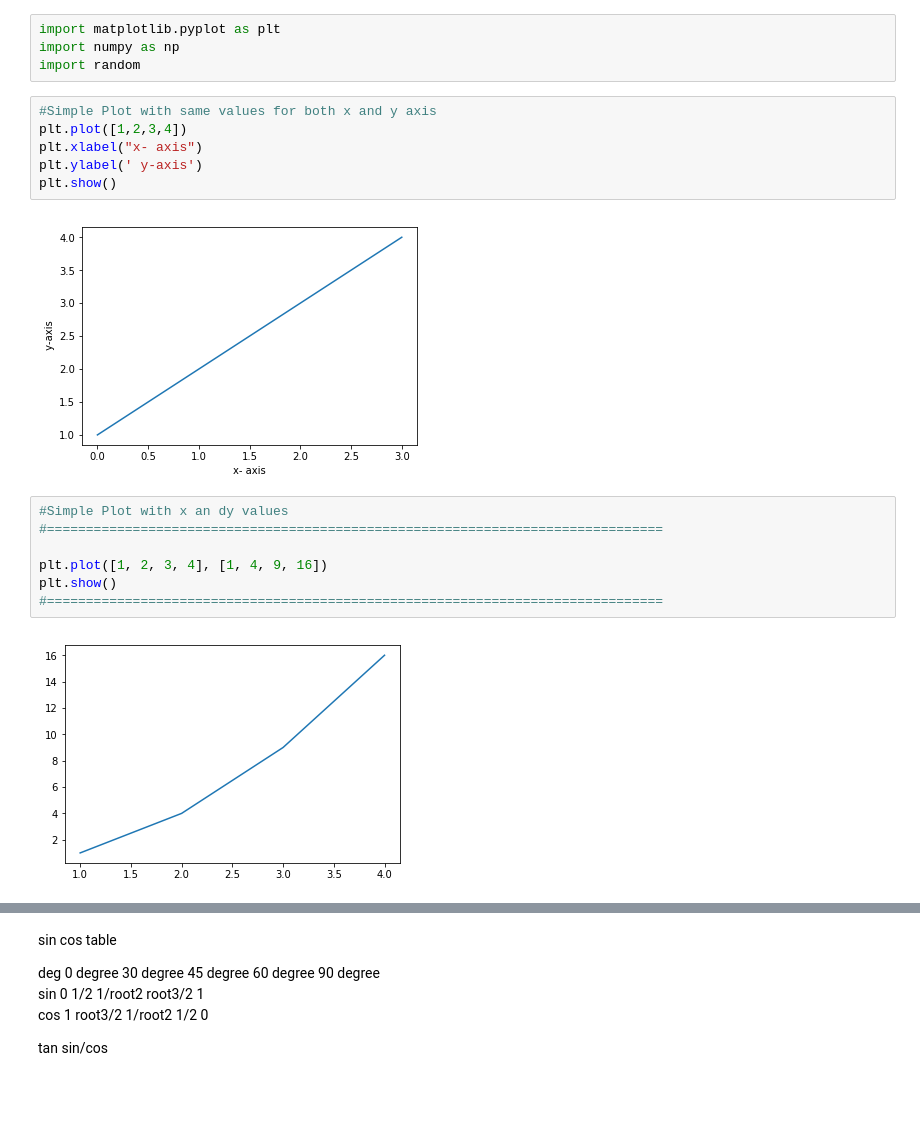
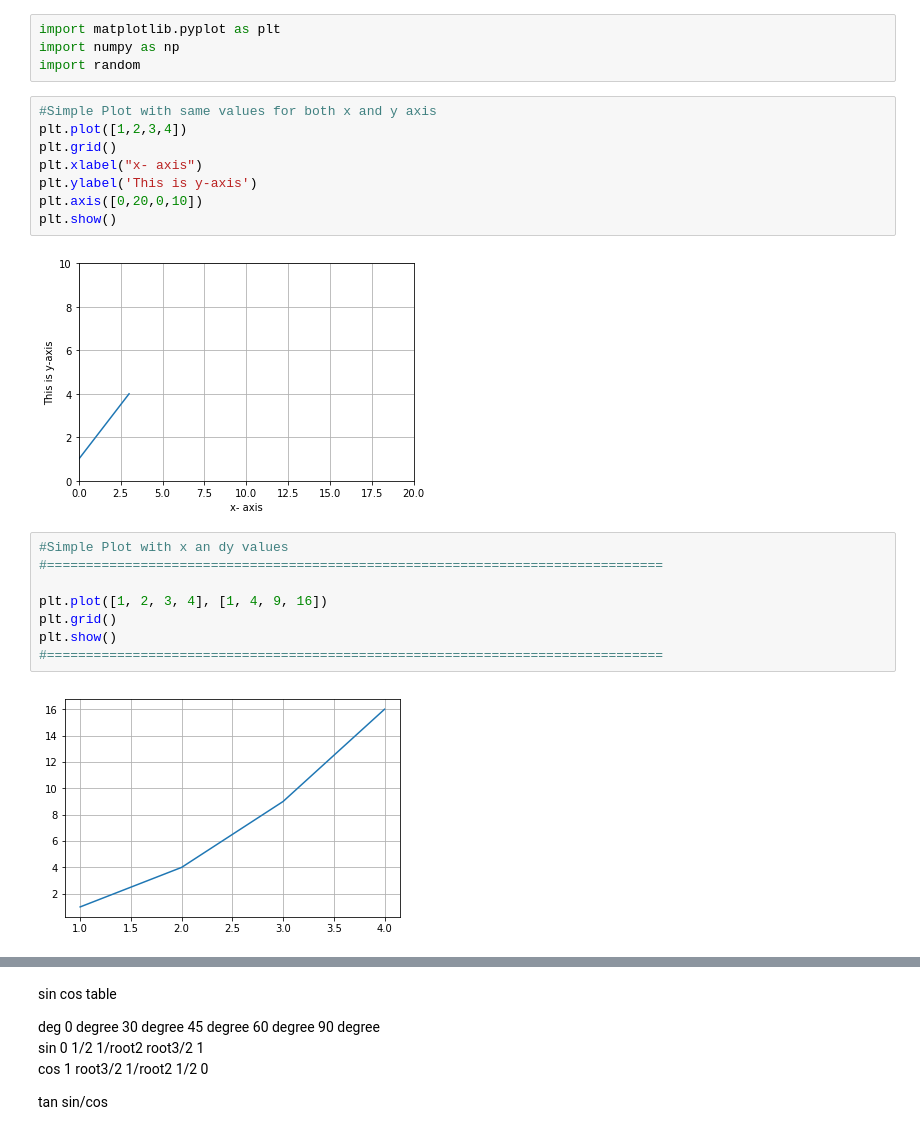
Before and after one commit to balajidileepkumar/Python_MachineLearning, a Jupyter notebook: Chapter-10-MatPlotLib.ipynb, the cells around one changed output, grey strips where cells are left out. Saved outputs shown, nothing was run; the diff lists cells and outputs as text; blank space fills up the shorter version.

```diff
--- a/Chapter-10-MatPlotLib.ipynb
+++ b/Chapter-10-MatPlotLib.ipynb
@@ -21,20 +21,23 @@ import random
 # %%
 #Simple Plot with same values for both x and y axis
 plt.plot([1,2,3,4])
+plt.grid()
 plt.xlabel("x- axis")
-plt.ylabel(' y-axis')
+plt.ylabel('This is y-axis')
+plt.axis([0,20,0,10])
 plt.show()
 # %% [output]
-[figure, old version]
+[figure, new version]
 # %%
 #Simple Plot with x an dy values
 #===============================================================================
 
 plt.plot([1, 2, 3, 4], [1, 4, 9, 16])
+plt.grid()
 plt.show()
 #===============================================================================
 # %% [output]
-[figure, old version]
+[figure, new version]
 # %%
 #Simple Plot with x an dy values
 #===============================================================================
```
Also changed, not shown: parts of 10 cells of this notebook, 6 other files.
